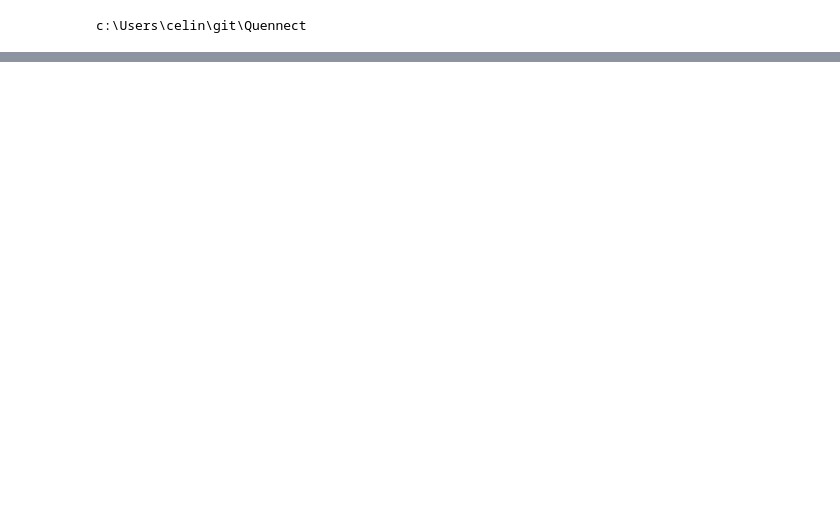
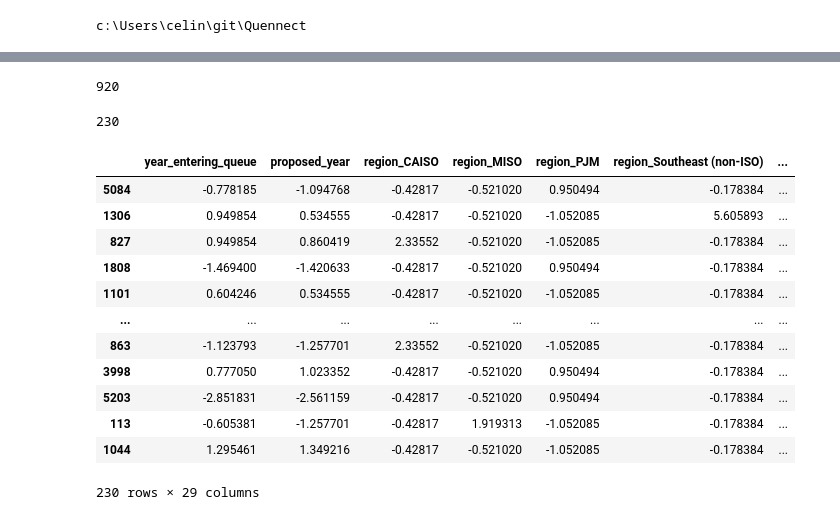
Before and after one commit to lsebin/Quennect, a Jupyter notebook: src/shap.ipynb, the cells around one changed output, grey strips where cells are left out. Drawn from its saved outputs; the diff is of its cells as text; code cells hidden in the pictures; blank space fills up the shorter version.

```diff
--- a/src/shap.ipynb
+++ b/src/shap.ipynb
@@ -129,5 +251,29 @@ X_train, X_test, y_train, y_test = prepare_data()
 # %%
 device = "cpu"
+# %%
+len(X_train)
+# %% [output]
+920
+# %%
+len(X_test)
+# %% [output]
+230
+# %%
+X_test
+# %% [output]
+|  | year_entering_queue | proposed_year | region_CAISO | region_MISO | region_PJM | region_Southeast (non-ISO) | ... |
+| 5084 | -0.778185 | -1.094768 | -0.42817 | -0.521020 | 0.950494 | -0.178384 | ... |
+| 1306 | 0.949854 | 0.534555 | -0.42817 | -0.521020 | -1.052085 | 5.605893 | ... |
+| 827 | 0.949854 | 0.860419 | 2.33552 | -0.521020 | -1.052085 | -0.178384 | ... |
+| 1808 | -1.469400 | -1.420633 | -0.42817 | -0.521020 | 0.950494 | -0.178384 | ... |
+| 1101 | 0.604246 | 0.534555 | -0.42817 | -0.521020 | -1.052085 | -0.178384 | ... |
+| ... | ... | ... | ... | ... | ... | ... | ... |
+| 863 | -1.123793 | -1.257701 | 2.33552 | -0.521020 | -1.052085 | -0.178384 | ... |
+| 3998 | 0.777050 | 1.023352 | -0.42817 | -0.521020 | 0.950494 | -0.178384 | ... |
+| 5203 | -2.851831 | -2.561159 | -0.42817 | -0.521020 | 0.950494 | -0.178384 | ... |
+| 113 | -0.605381 | -1.257701 | -0.42817 | 1.919313 | -1.052085 | -0.178384 | ... |
+| 1044 | 1.295461 | 1.349216 | -0.42817 | -0.521020 | -1.052085 | -0.178384 | ... |
+230 rows × 29 columns
 # %%
 background_data =  X_train.to_numpy()
 background_data_tensor = torch.FloatTensor(background_data).to(device)  # Convert background data to tensor
```
Also changed, not shown: parts of 27 cells of this notebook.
